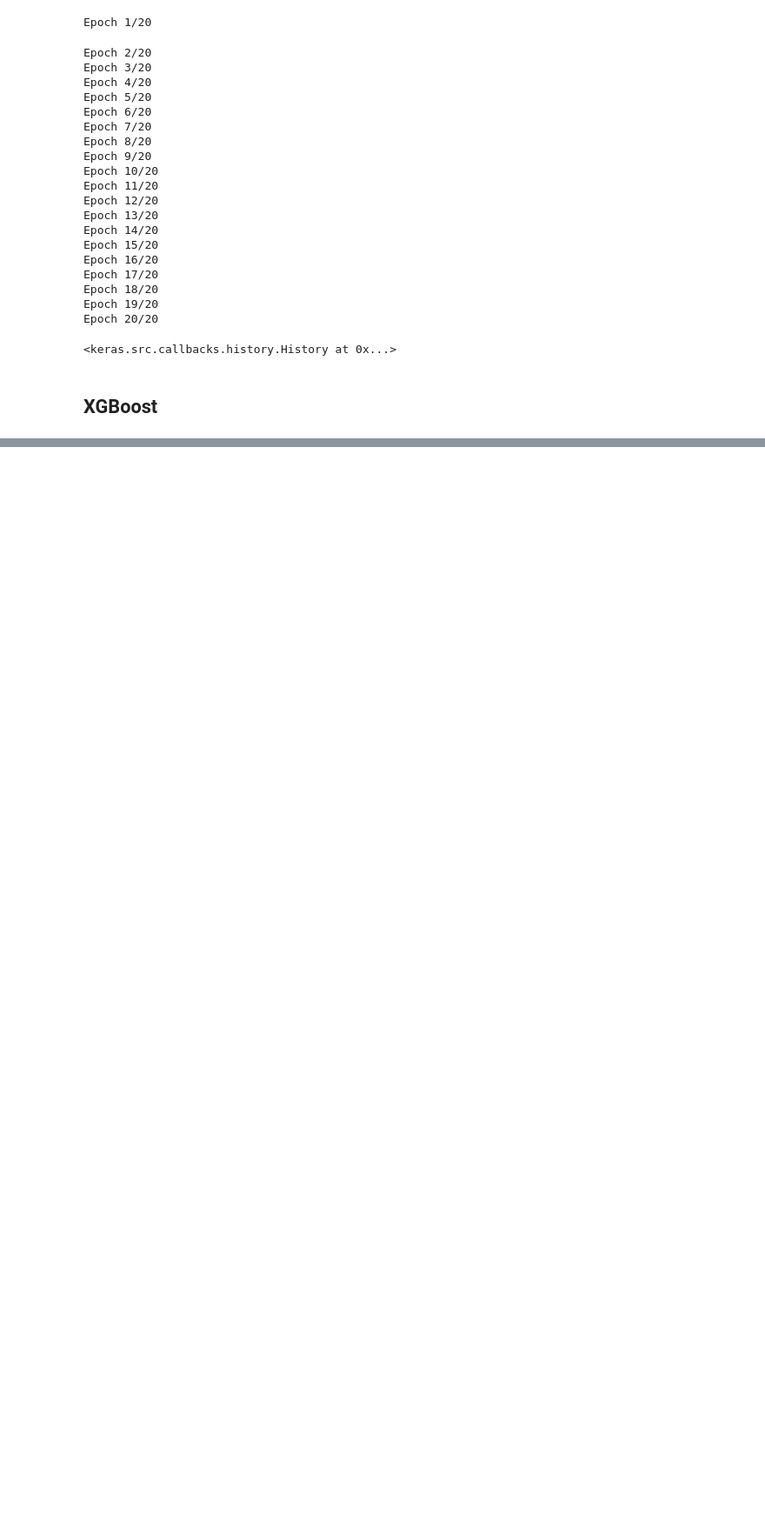
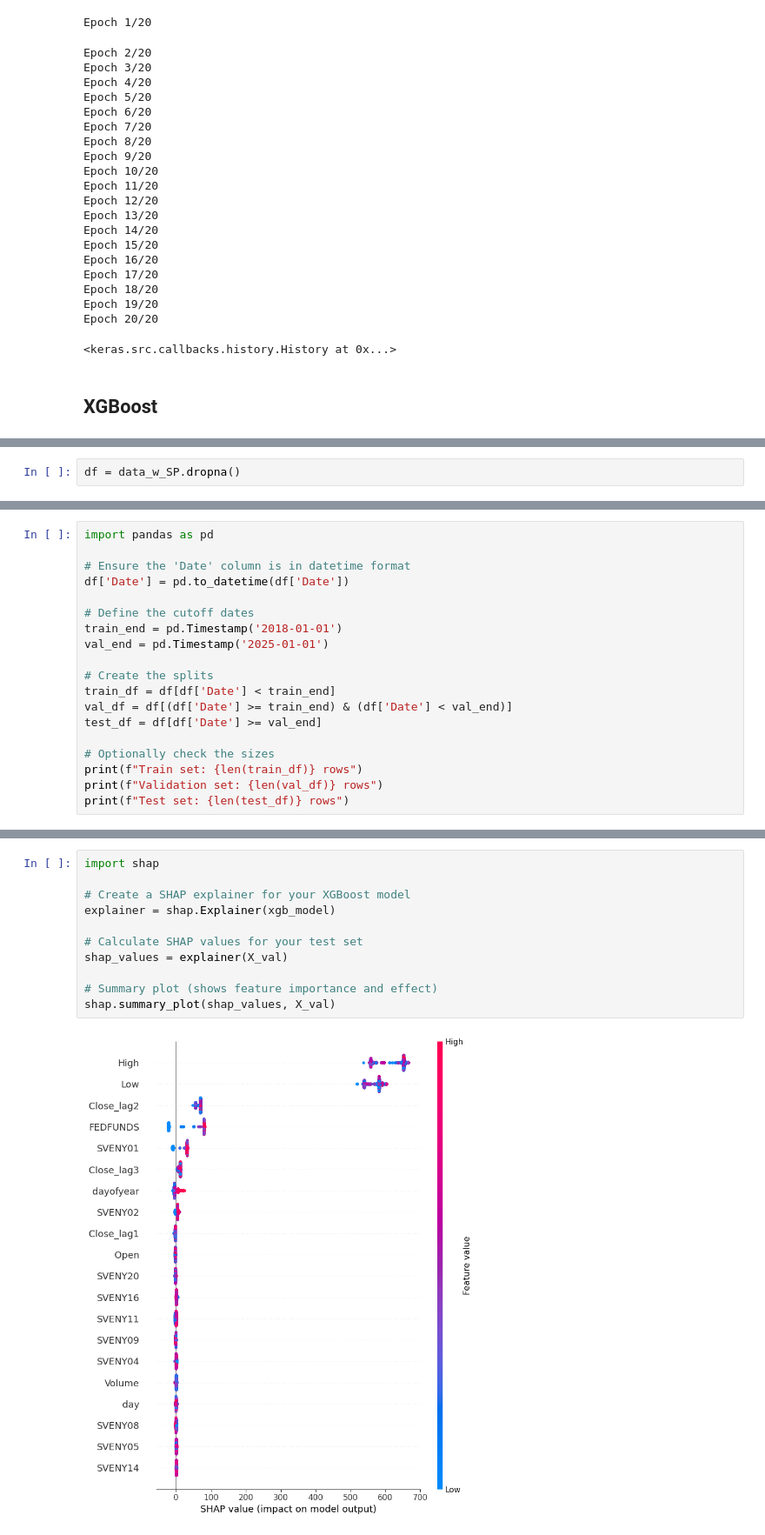
Before and after one commit to carlamcnair/Final-Project-AppML, a Jupyter notebook: Code.ipynb, the cells around one changed output, grey strips where cells are left out. Shown at 87% size. Drawn from its saved outputs; the diff is of its cells as text; blank space fills up the shorter version.

```diff
--- a/Code.ipynb
+++ b/Code.ipynb
@@ -304,0 +376,2 @@ Epoch 20/20
+# %%
+df = data_w_SP.dropna()
@@ -304,0 +380,19 @@ Epoch 20/20
+# %%
+import pandas as pd
+
+# Ensure the 'Date' column is in datetime format
+df['Date'] = pd.to_datetime(df['Date'])
+
+# Define the cutoff dates
+train_end = pd.Timestamp('2018-01-01')
+val_end = pd.Timestamp('2025-01-01')
+
+# Create the splits
+train_df = df[df['Date'] < train_end]
+val_df = df[(df['Date'] >= train_end) & (df['Date'] < val_end)]
+test_df = df[df['Date'] >= val_end]
+
+# Optionally check the sizes
+print(f"Train set: {len(train_df)} rows")
+print(f"Validation set: {len(val_df)} rows")
+print(f"Test set: {len(test_df)} rows")
@@ -304,0 +510,13 @@ Epoch 20/20
+# %%
+import shap
+
+# Create a SHAP explainer for your XGBoost model
+explainer = shap.Explainer(xgb_model)
+
+# Calculate SHAP values for your test set
+shap_values = explainer(X_val)
+
+# Summary plot (shows feature importance and effect)
+shap.summary_plot(shap_values, X_val)
+# %% [output]
+[figure, added]
```
Also changed, not shown: parts of 90 cells of this notebook.
